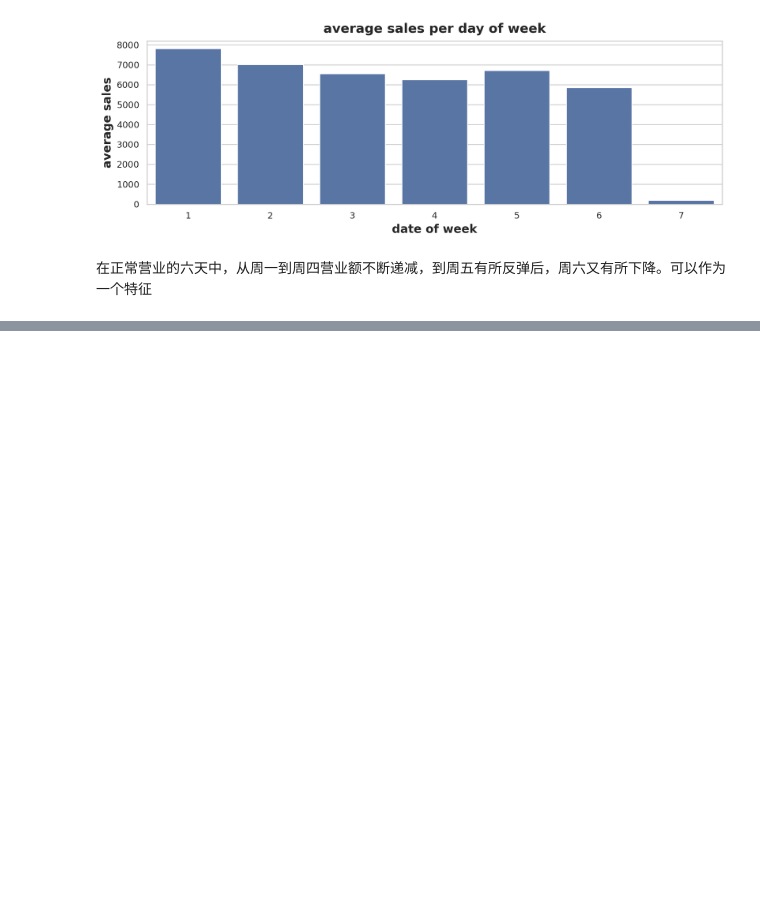
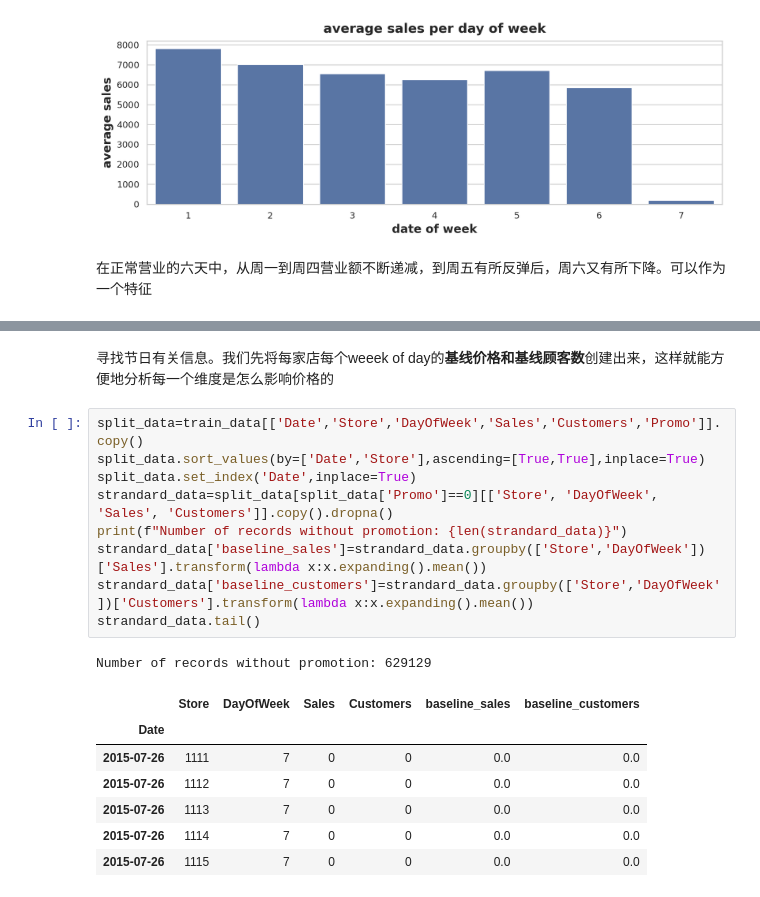
Before and after one commit to yjcyjjc/Rossmann-store-sale, a Jupyter notebook: EDA2.ipynb, the cells around one changed output, grey strips where cells are left out. Drawn from its saved outputs; the diff is of its cells as text; blank space fills up the shorter version.

```diff
--- a/EDA2.ipynb
+++ b/EDA2.ipynb
@@ -83,0 +97,20 @@ plt.show()
+# %% [markdown]
+寻找节日有关信息。我们先将每家店每个weeek of day的**基线价格和基线顾客数**创建出来，这样就能方便地分析每一个维度是怎么影响价格的
+# %%
+split_data=train_data[['Date','Store','DayOfWeek','Sales','Customers','Promo']].copy()
+split_data.sort_values(by=['Date','Store'],ascending=[True,True],inplace=True)
+split_data.set_index('Date',inplace=True)
+strandard_data=split_data[split_data['Promo']==0][['Store', 'DayOfWeek', 'Sales', 'Customers']].copy().dropna()
+print(f"Number of records without promotion: {len(strandard_data)}")
+strandard_data['baseline_sales']=strandard_data.groupby(['Store','DayOfWeek'])['Sales'].transform(lambda x:x.expanding().mean())
+strandard_data['baseline_customers']=strandard_data.groupby(['Store','DayOfWeek'])['Customers'].transform(lambda x:x.expanding().mean())
+strandard_data.tail()
+# %% [output]
+Number of records without promotion: 629129
+|  | Store | DayOfWeek | Sales | Customers | baseline_sales | baseline_customers |
+| Date |  |  |  |  |  |  |
+| 2015-07-26 | 1111 | 7 | 0 | 0 | 0.0 | 0.0 |
+| 2015-07-26 | 1112 | 7 | 0 | 0 | 0.0 | 0.0 |
+| 2015-07-26 | 1113 | 7 | 0 | 0 | 0.0 | 0.0 |
+| 2015-07-26 | 1114 | 7 | 0 | 0 | 0.0 | 0.0 |
+| 2015-07-26 | 1115 | 7 | 0 | 0 | 0.0 | 0.0 |
```
Also changed, not shown: parts of 4 cells of this notebook.
